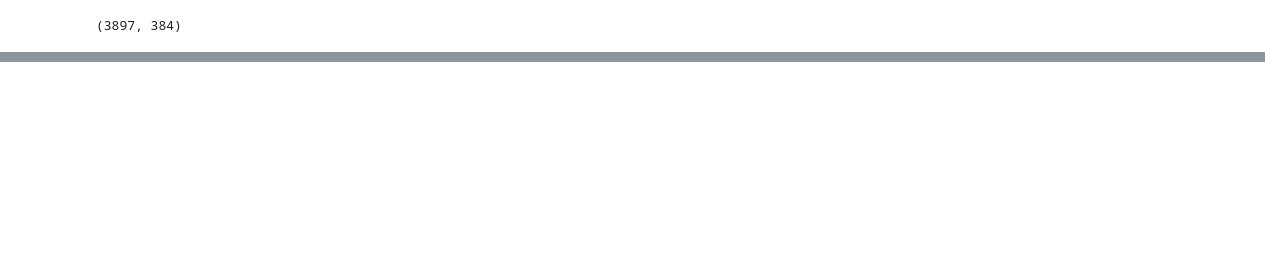
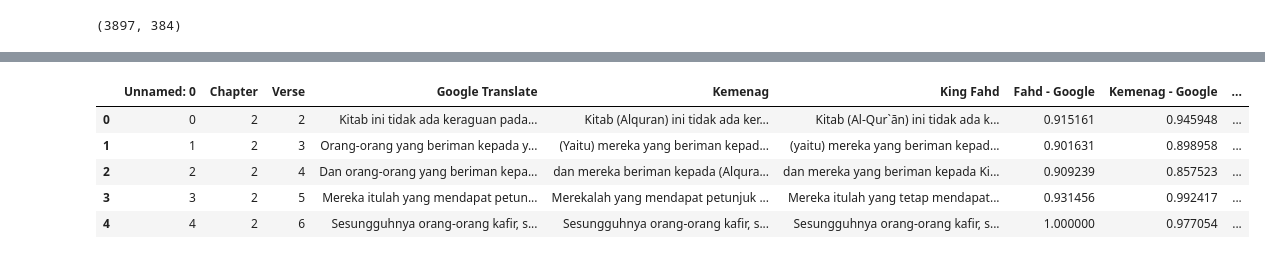
Before and after one commit to baobei23/google-quran-translate-evaluation, a Jupyter notebook: notebooks/semantic_analysis.ipynb, the cells around one changed output, grey strips where cells are left out. Cells and saved outputs as stored; diff of their text form; code cells hidden in the pictures; blank space fills up the shorter version.

```diff
--- a/notebooks/semantic_analysis.ipynb
+++ b/notebooks/semantic_analysis.ipynb
@@ -157,0 +283,2 @@ TypeError: 'module' object is not callable
+# %%
+df = pd.read_csv('../Semantic Analysis Results/cosine_similarity.csv')
@@ -157,0 +307,10 @@ TypeError: 'module' object is not callable
+# %%
+df['total'] = df['Fahd - Google'] + df['Kemenag - Google']
+df.head()
+# %% [output]
+|  | Unnamed: 0 | Chapter | Verse | Google Translate | Kemenag | King Fahd | Fahd - Google | Kemenag - Google | ... |
+| 0 | 0 | 2 | 2 | Kitab ini tidak ada keraguan pada... | Kitab (Alquran) ini tidak ada ker... | Kitab (Al-Qur`ān) ini tidak ada k... | 0.915161 | 0.945948 | ... |
+| 1 | 1 | 2 | 3 | Orang-orang yang beriman kepada y... | (Yaitu) mereka yang beriman kepad... | (yaitu) mereka yang beriman kepad... | 0.901631 | 0.898958 | ... |
+| 2 | 2 | 2 | 4 | Dan orang-orang yang beriman kepa... | dan mereka beriman kepada (Alqura... | dan mereka yang beriman kepada Ki... | 0.909239 | 0.857523 | ... |
+| 3 | 3 | 2 | 5 | Mereka itulah yang mendapat petun... | Merekalah yang mendapat petunjuk ... | Mereka itulah yang tetap mendapat... | 0.931456 | 0.992417 | ... |
+| 4 | 4 | 2 | 6 | Sesungguhnya orang-orang kafir, s... | Sesungguhnya orang-orang kafir, s... | Sesungguhnya orang-orang kafir, s... | 1.000000 | 0.977054 | ... |
```
Also changed, not shown: parts of 33 cells of this notebook, 26 other files.
